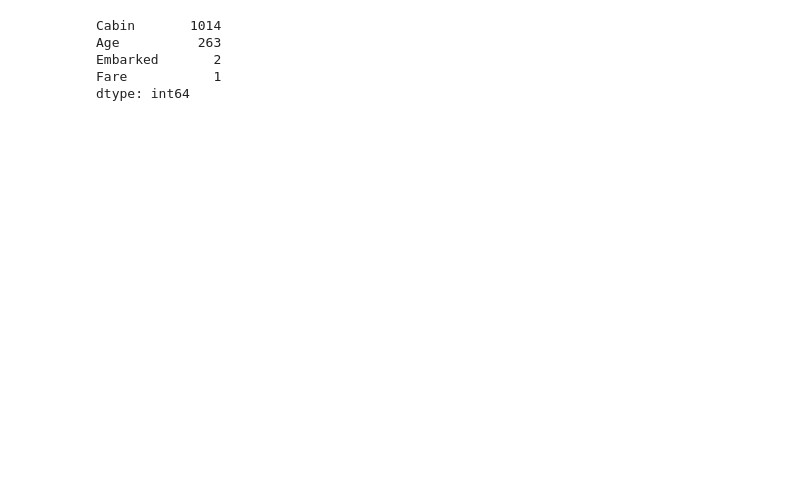
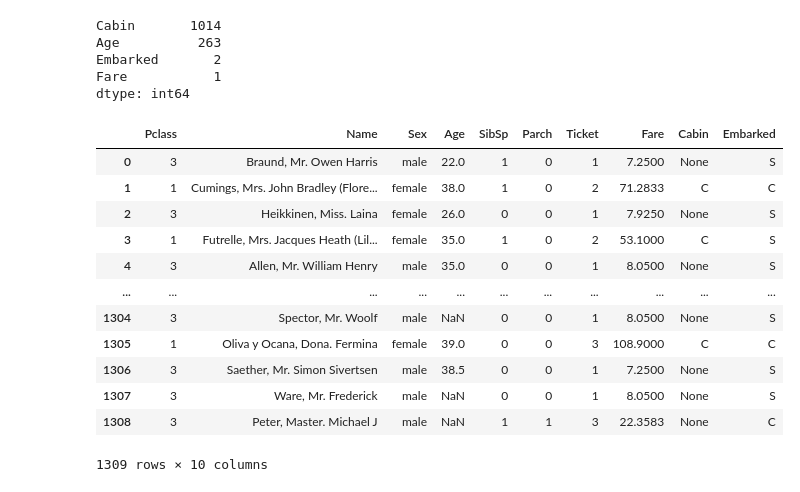
Before and after one commit to ZJCHEN0109/AIMarchinLearn, a Jupyter notebook: titanic.ipynb, the cells around one changed output. Cells and saved outputs as stored; diff of their text form; code cells hidden in the pictures; blank space fills up the shorter version.

```diff
--- a/titanic.ipynb
+++ b/titanic.ipynb
@@ -93,0 +108,32 @@ dtype: int64
+# %%
+# 處理一下 ticket/name/cabin
+def cabinchange(c):
+    if pd.isna(c):
+        return None
+    else:
+        return c[0]
+datas["Cabin"] = datas["Cabin"].apply(cabinchange)
+# %%
+counts = datas["Ticket"].value_counts()
+def ticketchange(t):
+    if pd.isna(t):
+        return None
+    else:
+        return counts[t]
+datas["Ticket"] = datas["Ticket"].apply(ticketchange)
+# %%
+datas
+# %% [output]
+|  | Pclass | Name | Sex | Age | SibSp | Parch | Ticket | Fare | Cabin | Embarked |
+| 0 | 3 | Braund, Mr. Owen Harris | male | 22.0 | 1 | 0 | 1 | 7.2500 | None | S |
+| 1 | 1 | Cumings, Mrs. John Bradley (Flore... | female | 38.0 | 1 | 0 | 2 | 71.2833 | C | C |
+| 2 | 3 | Heikkinen, Miss. Laina | female | 26.0 | 0 | 0 | 1 | 7.9250 | None | S |
+| 3 | 1 | Futrelle, Mrs. Jacques Heath (Lil... | female | 35.0 | 1 | 0 | 2 | 53.1000 | C | S |
+| 4 | 3 | Allen, Mr. William Henry | male | 35.0 | 0 | 0 | 1 | 8.0500 | None | S |
+| ... | ... | ... | ... | ... | ... | ... | ... | ... | ... | ... |
+| 1304 | 3 | Spector, Mr. Woolf | male | NaN | 0 | 0 | 1 | 8.0500 | None | S |
+| 1305 | 1 | Oliva y Ocana, Dona. Fermina | female | 39.0 | 0 | 0 | 3 | 108.9000 | C | C |
+| 1306 | 3 | Saether, Mr. Simon Sivertsen | male | 38.5 | 0 | 0 | 1 | 7.2500 | None | S |
+| 1307 | 3 | Ware, Mr. Frederick | male | NaN | 0 | 0 | 1 | 8.0500 | None | S |
+| 1308 | 3 | Peter, Master. Michael J | male | NaN | 1 | 1 | 3 | 22.3583 | None | C |
+1309 rows × 10 columns
```
Also changed, not shown: parts of 6 cells of this notebook.
